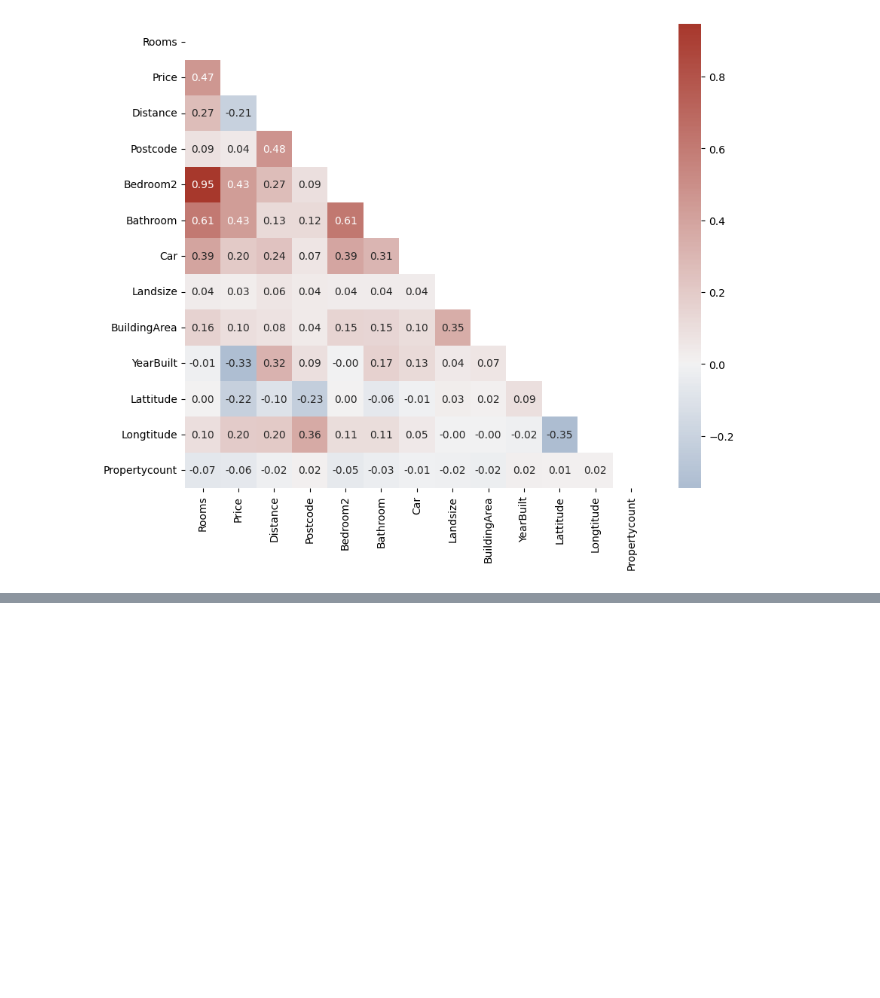
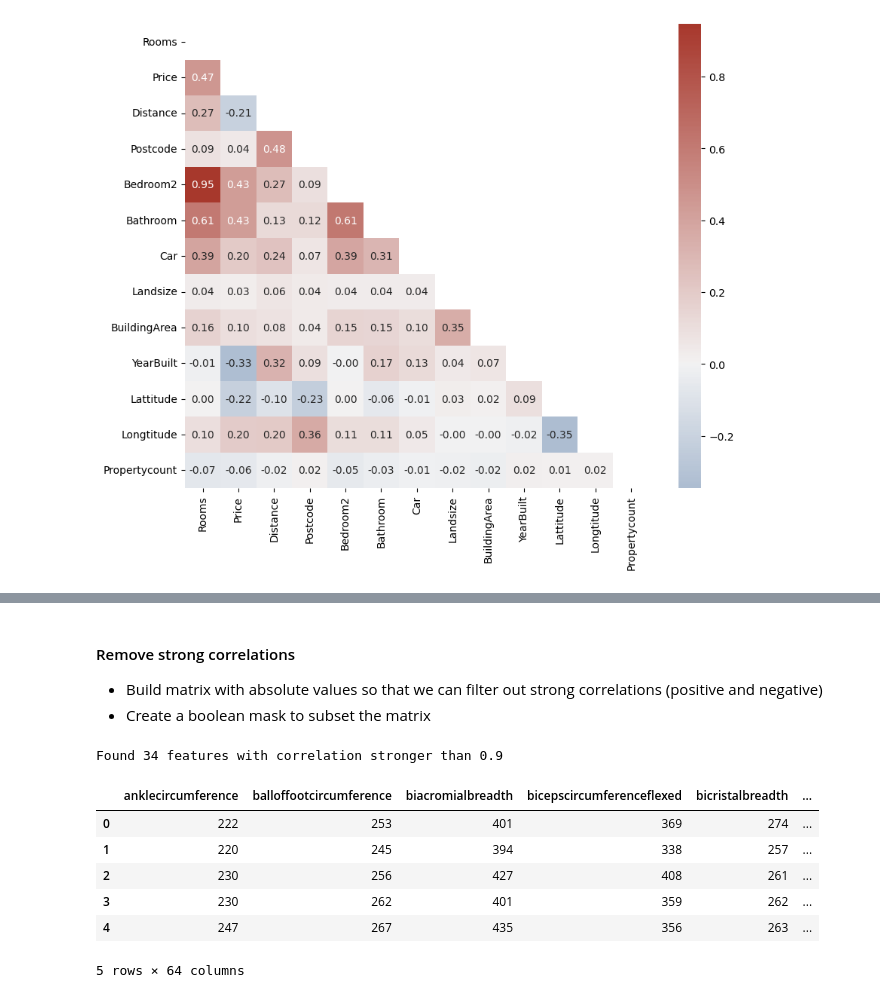
Before and after one commit to MAyub114/feature_selection, a Jupyter notebook: pairwise_correlation.ipynb, the cells around one changed output, grey strips where cells are left out. Drawn from its saved outputs; the diff is of its cells as text; code cells hidden in the pictures; blank space fills up the shorter version.

```diff
--- a/pairwise_correlation.ipynb
+++ b/pairwise_correlation.ipynb
@@ -114,0 +177,22 @@ correlation_matrix(houses_numerical, figsize=(10, 8))
+# %% [markdown]
+#### Remove strong correlations
+
+* Build matrix with absolute values so that we can filter out strong correlations (positive and negative)
+* Create a boolean mask to subset the matrix
+# %%
+threshold = 0.9
+to_drop = identify_correlated(ansur_numerical, threshold=threshold)
+print(f"Found {len(to_drop)} features with correlation stronger than {threshold}")
+# %% [output]
+Found 34 features with correlation stronger than 0.9
+# %%
+ansur_reduced = ansur_numerical.drop(to_drop, axis=1)
+ansur_reduced.head()
+# %% [output]
+|  | anklecircumference | balloffootcircumference | biacromialbreadth | bicepscircumferenceflexed | bicristalbreadth | ... |
+| 0 | 222 | 253 | 401 | 369 | 274 | ... |
+| 1 | 220 | 245 | 394 | 338 | 257 | ... |
+| 2 | 230 | 256 | 427 | 408 | 261 | ... |
+| 3 | 230 | 262 | 401 | 359 | 262 | ... |
+| 4 | 247 | 267 | 435 | 356 | 263 | ... |
+5 rows × 64 columns
```
Also changed, not shown: parts of 11 cells of this notebook.
